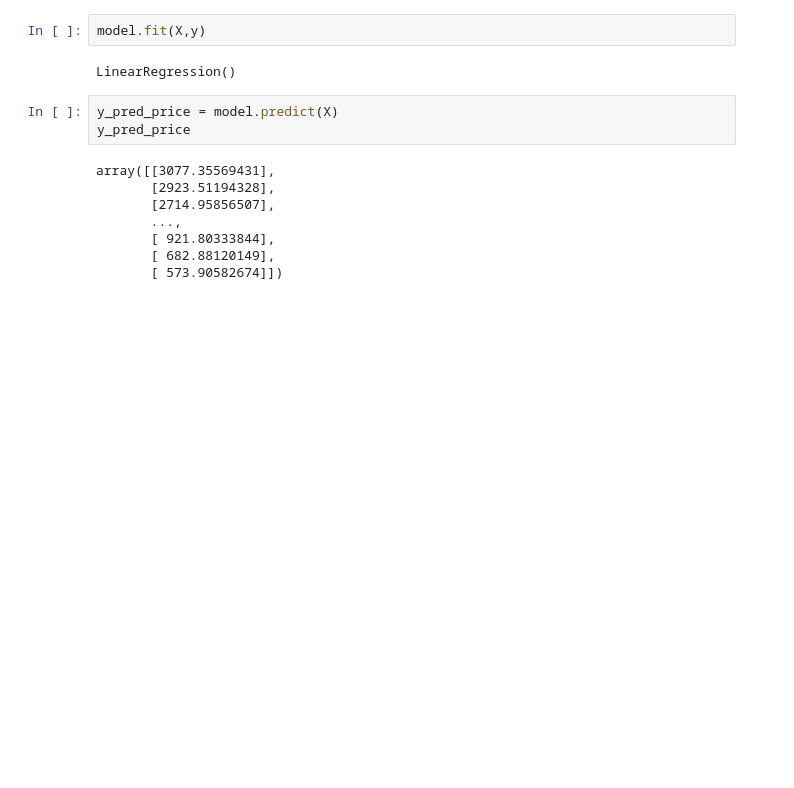
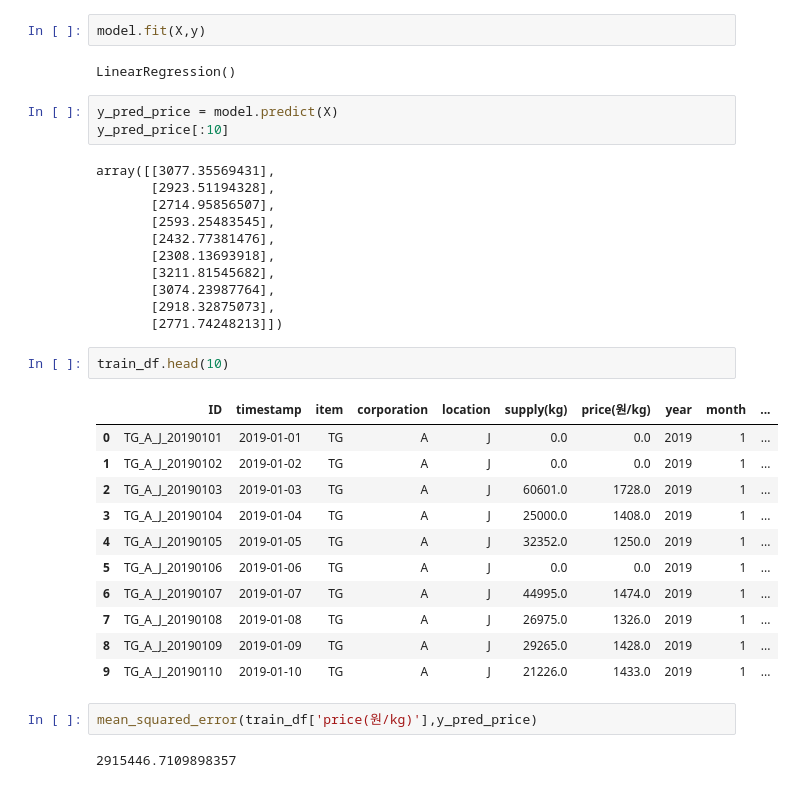
Before and after one commit to JeongSeongHun054/B10_deepening_Project, a Jupyter notebook: 정성훈/정성훈.ipynb, the cells around one changed output. Cells and saved outputs as stored; diff of their text form; blank space fills up the shorter version.

```diff
--- a/정성훈/정성훈.ipynb
+++ b/정성훈/정성훈.ipynb
@@ -182,12 +183,33 @@ model.fit(X,y)
 LinearRegression()
 # %%
 y_pred_price = model.predict(X)
-y_pred_price
+y_pred_price[:10]
 # %% [output]
 array([[3077.35569431],
        [2923.51194328],
        [2714.95856507],
-       ...,
-       [ 921.80333844],
-       [ 682.88120149],
-       [ 573.90582674]])
+       [2593.25483545],
+       [2432.77381476],
+       [2308.13693918],
+       [3211.81545682],
+       [3074.23987764],
+       [2918.32875073],
+       [2771.74248213]])
+# %%
+train_df.head(10)
+# %% [output]
+|  | ID | timestamp | item | corporation | location | supply(kg) | price(원/kg) | year | month | ... |
+| 0 | TG_A_J_20190101 | 2019-01-01 | TG | A | J | 0.0 | 0.0 | 2019 | 1 | ... |
+| 1 | TG_A_J_20190102 | 2019-01-02 | TG | A | J | 0.0 | 0.0 | 2019 | 1 | ... |
+| 2 | TG_A_J_20190103 | 2019-01-03 | TG | A | J | 60601.0 | 1728.0 | 2019 | 1 | ... |
+| 3 | TG_A_J_20190104 | 2019-01-04 | TG | A | J | 25000.0 | 1408.0 | 2019 | 1 | ... |
+| 4 | TG_A_J_20190105 | 2019-01-05 | TG | A | J | 32352.0 | 1250.0 | 2019 | 1 | ... |
+| 5 | TG_A_J_20190106 | 2019-01-06 | TG | A | J | 0.0 | 0.0 | 2019 | 1 | ... |
+| 6 | TG_A_J_20190107 | 2019-01-07 | TG | A | J | 44995.0 | 1474.0 | 2019 | 1 | ... |
+| 7 | TG_A_J_20190108 | 2019-01-08 | TG | A | J | 26975.0 | 1326.0 | 2019 | 1 | ... |
+| 8 | TG_A_J_20190109 | 2019-01-09 | TG | A | J | 29265.0 | 1428.0 | 2019 | 1 | ... |
+| 9 | TG_A_J_20190110 | 2019-01-10 | TG | A | J | 21226.0 | 1433.0 | 2019 | 1 | ... |
+# %%
+mean_squared_error(train_df['price(원/kg)'],y_pred_price)
+# %% [output]
+2915446.7109898357
```
Also changed, not shown: parts of 1 cell of this notebook.
